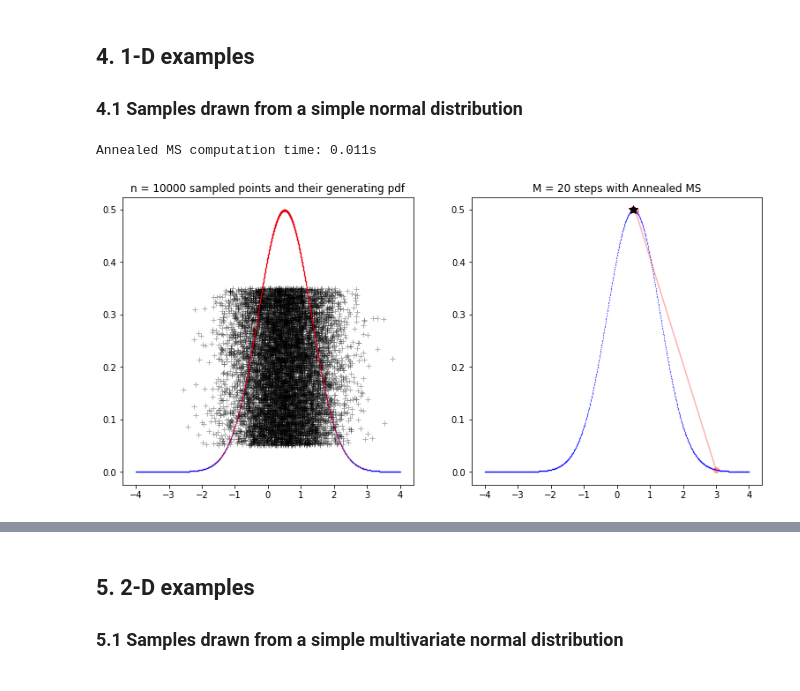
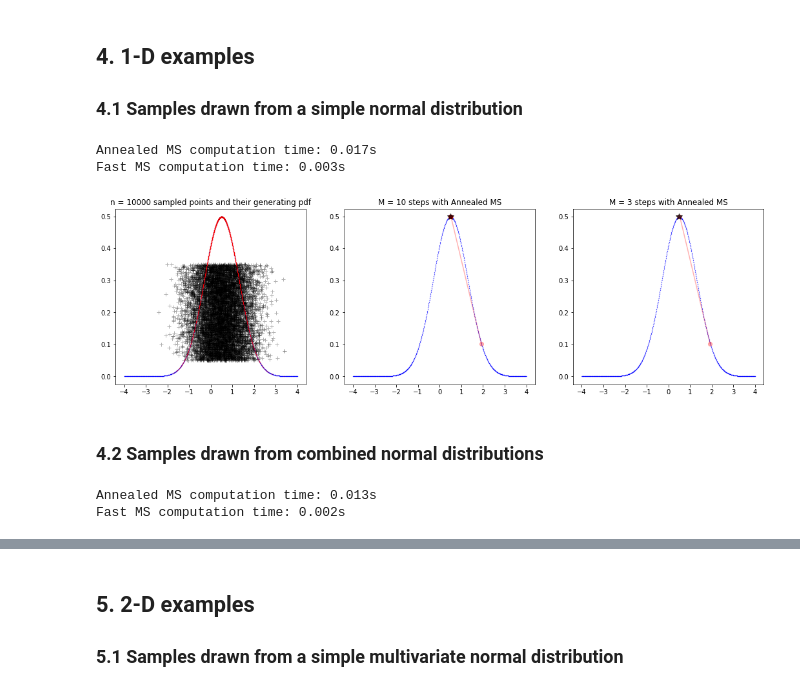
Before and after one commit to ValentinRetamal/Demos, a Jupyter notebook: Statistical Analysis/Mean-Shift algorithm for seeking mode.ipynb, the cells around one changed output, grey strips where cells are left out. Cells and saved outputs as stored; diff of their text form; code cells hidden in the pictures.

```diff
--- a/Statistical Analysis/Mean-Shift algorithm for seeking mode.ipynb
+++ b/Statistical Analysis/Mean-Shift algorithm for seeking mode.ipynb
@@ -276,6 +276,7 @@ def fastms(x0, xsam, h, alpha=1.25, tol=0.001):
             xk = xktilda                                    # Reject
             beta = 1                                        # Reset learning-rate to 1
         xs.append(xk)
+    xs = np.asarray(xs)
     fest = pdfest(xk, xsam, h)
     return xk, fest, xs
 # %% [markdown]
@@ -287,42 +288,57 @@ mu1 = 0.5
 sigma1 = 0.8
 size1 = 10000
 
-xsam1 = np.random.normal(0.5, 0.8, size1)
+xsam1 = np.random.normal(mu1, sigma1, size1)
+ysam1 = simpnorm(xsam1, mu1, sigma1)
 # %%
-m1 = np.linspace(0, 2, 20)
+xin1 = np.random.uniform(-4, 4)
+
+m1 = np.linspace(0, 2, 10)
 hm1 = 6 + np.exp(-m1)
-
-#plt.plot(m1, hm1, 'r.')
-#plt.show()
 # %%
-xin1 = 3
-
 ts = time.time()
-xf1, pf1, xs1 = annealedms(xin1, xsam1, hm1)
+xams1, fams1, xsams1 = annealedms(xin1, xsam1, hm1)
 tf = time.time()
 
 comptime = np.round(tf - ts, 3)
 print('Annealed MS computation time: ' + str(comptime) + 's')
+
+ts = time.time()
+xfms1, ffms1, xsfms1 = fastms(xin1, xsam1, hm1[0])
+tf = time.time()
+
+comptime = np.round(tf - ts, 3)
+print('Fast MS computation time: ' + str(comptime) + 's')
 # %% [output]
-Annealed MS computation time: 0.011s
+Annealed MS computation time: 0.017s
+Fast MS computation time: 0.003s
 # %%
 x = np.linspace(-4, 4, 1000)
 y1 = simpnorm(x, mu1, sigma1)
-y2 = simpnorm(xs1, mu1, sigma1)
+y2 = simpnorm(xsams1, mu1, sigma1)
+y3 = simpnorm(xsfms1, mu1, sigma1)
 
-fig, ax = plt.subplots(1, 2, figsize=(13,6))
+fig, ax = plt.subplots(1, 3, figsize=(18, 5))
 
 ax[0].plot(xsam1, 0.05 + 0.3 * np.random.random(xsam1.shape[0]), '+k', alpha=0.3, zorder=1)
 ax[0].plot(x, y1, 'b.', ms=0.5, zorder=2)
-ax[0].plot(xsam1, simpnorm(xsam1, mu1, sigma1), 'r.', ms=0.1, zorder=3)
+ax[0].plot(xsam1, ysam1, 'r.', ms=0.1, zorder=3)
 ax[0].set_title('n = ' + str(size1) + ' sampled points and their generating pdf')
 
 ax[1].plot(x, y1, 'b.', ms=0.5)
-ax[1].plot(xs1, y2, 'r-', alpha=0.3, ms=0.5)
-ax[1].plot(xs1, y2, 'ro', alpha=0.3)
-ax[1].plot(xs1[-1], y2[-1], 'k*', ms=10)
+ax[1].plot(xsams1, y2, 'r-', alpha=0.3, ms=0.5)
+ax[1].plot(xsams1, y2, 'ro', alpha=0.3)
+ax[1].plot(xsams1[-1], y2[-1], 'k*', alpha=0.7, ms=10)
 ax[1].set_title('M = ' + str(len(hm1)) + ' steps with Annealed MS')
 
+ax[2].plot(x, y1, 'b.', ms=0.5)
+ax[2].plot(xsfms1, y3, 'r-', alpha=0.3, ms=0.5)
+ax[2].plot(xsfms1, y3, 'ro', alpha=0.3)
+ax[2].plot(xsfms1[-1], y3[-1], 'k*', alpha=0.7, ms=10)
+ax[2].set_title('M = ' + str(len(xsfms1)) + ' steps with Annealed MS')
+
 plt.show()
 # %% [output]
-[figure, old version]
+[figure, new version]
+# %% [markdown]
+### 4.2 Samples drawn from combined normal distributions
@@ -328,0 +365,17 @@ plt.show()
+# %%
+ts = time.time()
+xams2, fams2, xsams2 = annealedms(xin2, xsam2, hm2)
+tf = time.time()
+
+comptime = np.round(tf - ts, 3)
+print('Annealed MS computation time: ' + str(comptime) + 's')
+
+ts = time.time()
+xfms2, ffms2, xsfms2 = fastms(xin2, xsam2, hm2[0], tol=0.001)
+tf = time.time()
+
+comptime = np.round(tf - ts, 3)
+print('Fast MS computation time: ' + str(comptime) + 's')
+# %% [output]
+Annealed MS computation time: 0.013s
+Fast MS computation time: 0.002s
```
Also changed, not shown: parts of 6 cells of this notebook.
